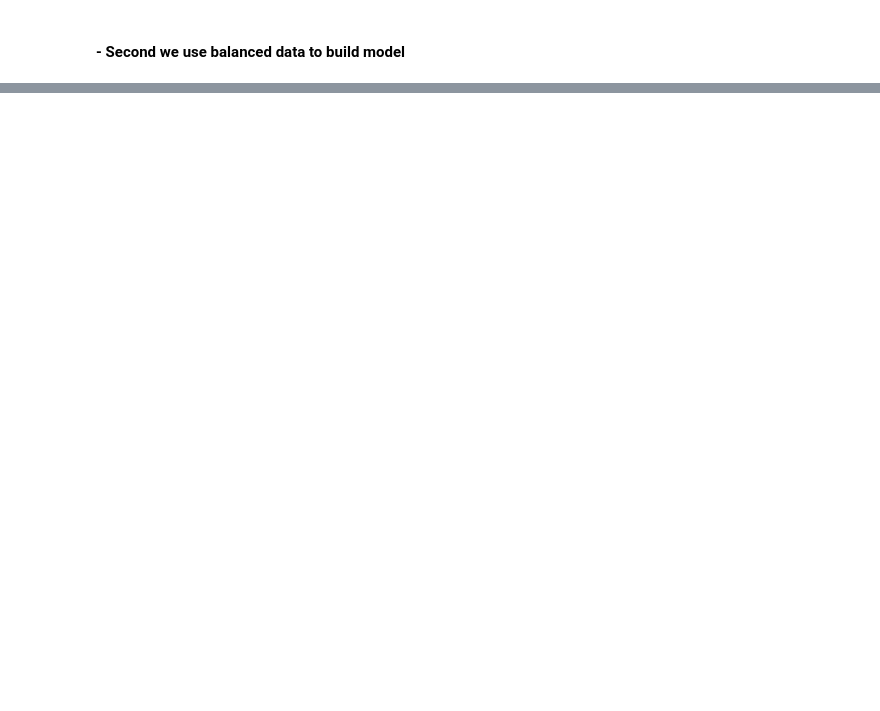
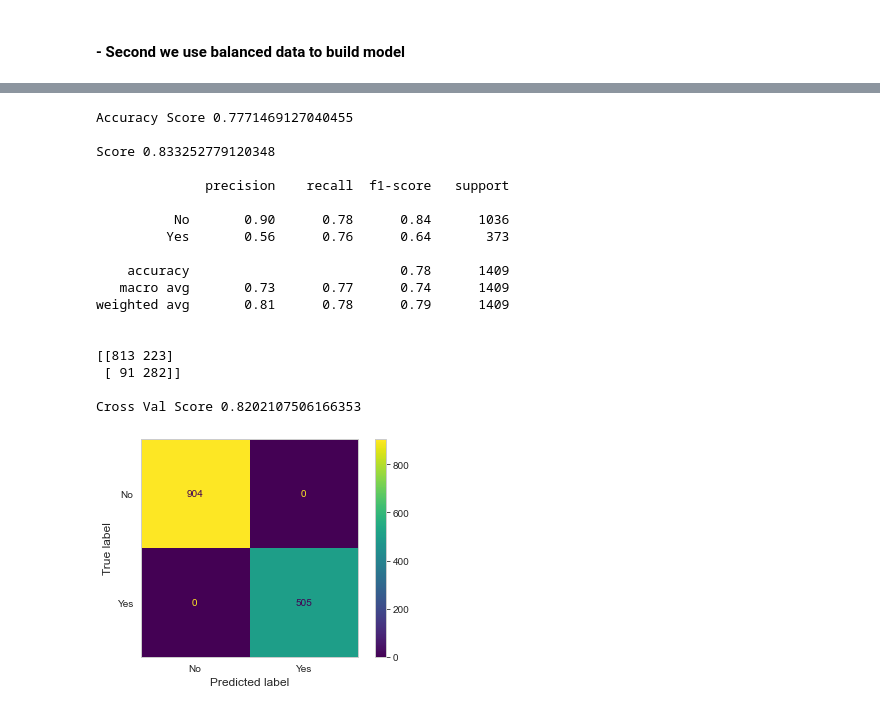
Before and after one commit to AgungYogaSetiawan/Predict-Churn-Customer, a Jupyter notebook: Predict Customer Churn.ipynb, the cells around one changed output, grey strips where cells are left out. Saved outputs shown, nothing was run; the diff lists cells and outputs as text; code cells hidden in the pictures; blank space fills up the shorter version.

```diff
--- a/Predict Customer Churn.ipynb
+++ b/Predict Customer Churn.ipynb
@@ -991,3 +991,18 @@ See Full Dataframe in Mito
 | 6 | GaussianNB | 0.755238 | {'priors': None} |
 # %% [markdown]
 #### - Second we use balanced data to build model
+# %%
+# RandomForestClassifier
+model_rf = RandomForestClassifier(n_estimators=100)
+model_rf.fit(X_train_smote, y_train_smote)
+y_pred = model_rf.predict(X_test)
+rf_acc = accuracy_score(y_test, y_pred)
+rf_cv = cross_val_score(model_rf, X_train_smote, y_train_smote, cv=5)
+print(f"Accuracy Score {rf_acc}",'\n')
+print(f"Score {model_rf.score(X_train_smote, y_train_smote)}",'\n')
+print(classification_report(y_test, y_pred),'\n')
+print(confusion_matrix(y_test, y_pred),'\n')
+print(f"Cross Val Score {rf_cv.mean()}",'\n')
+plot_confusion_matrix(model_rf, X_test, y_pred)
+plt.grid(None)
+plt.show()
@@ -993,0 +1029,35 @@ See Full Dataframe in Mito
+# %%
+# AdaBoostClassifier
+model_ada = AdaBoostClassifier(n_estimators=100, random_state=10)
+model_ada.fit(X_train_smote, y_train_smote)
+y_pred = model_ada.predict(X_test)
+ada_acc = accuracy_score(y_test, y_pred)
+ada_cv = cross_val_score(model_ada, X_train_smote, y_train_smote, cv=5)
+print(f"Accuracy Score {ada_acc}",'\n')
+print(f"Score {model_ada.score(X_train_smote, y_train_smote)}",'\n')
+print(classification_report(y_test, y_pred),'\n')
+print(confusion_matrix(y_test, y_pred),'\n')
+print(f"Cross Val Score {ada_cv.mean()}",'\n')
+plot_confusion_matrix(model_ada, X_test, y_pred)
+plt.grid(None)
+plt.show()
+# %% [output]
+Accuracy Score 0.7771469127040455
+
+Score 0.833252779120348
+
+              precision    recall  f1-score   support
+
+          No       0.90      0.78      0.84      1036
+         Yes       0.56      0.76      0.64       373
+
+    accuracy                           0.78      1409
+   macro avg       0.73      0.77      0.74      1409
+weighted avg       0.81      0.78      0.79      1409
+
+
+[[813 223]
+ [ 91 282]]
+
+Cross Val Score 0.8202107506166353
+[figure, added]
```
Also changed, not shown: parts of 17 cells of this notebook.
